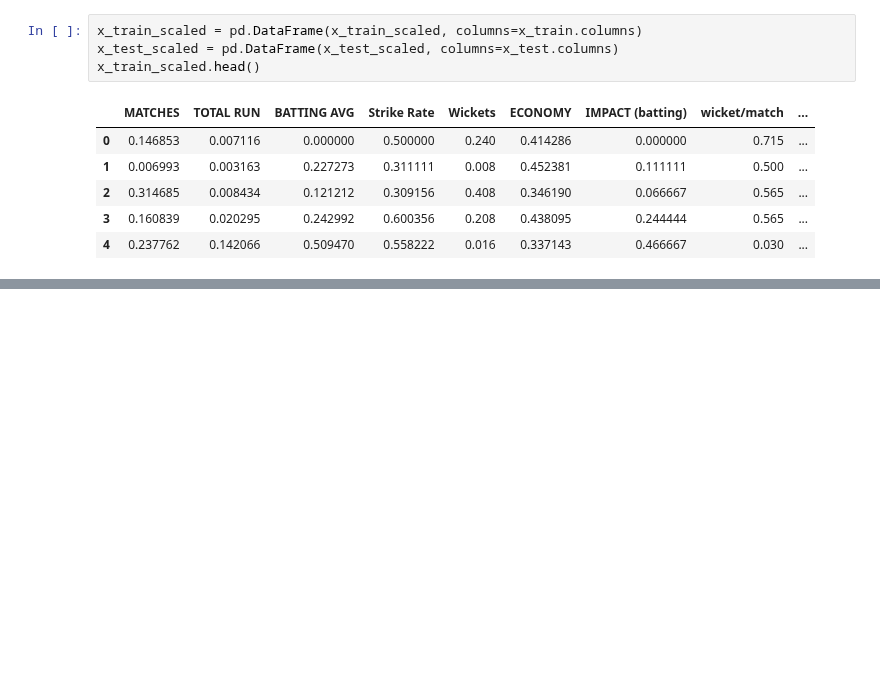
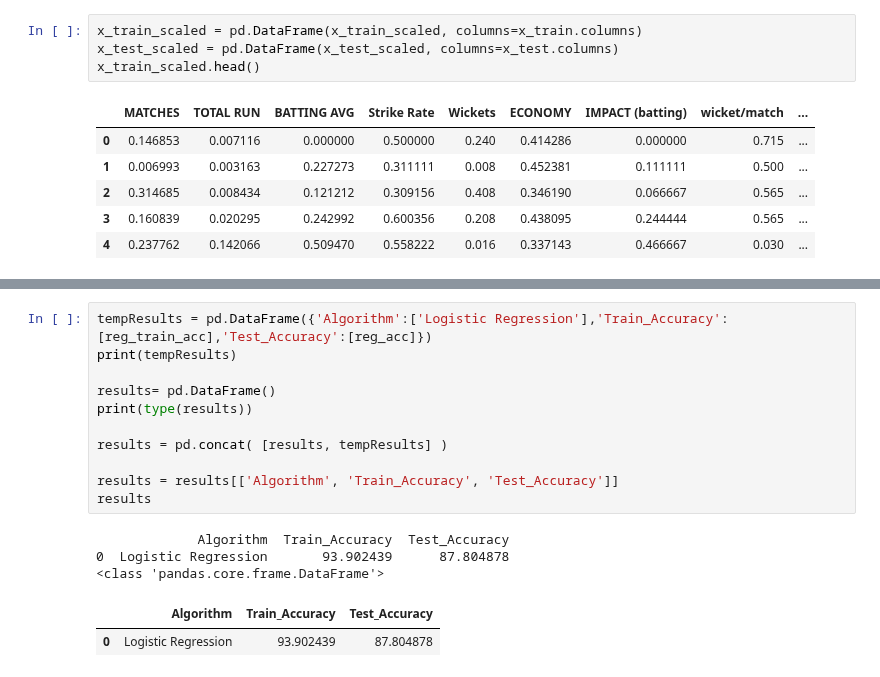
Before and after one commit to n8fury/MVP_Predictor-T20_Mens_Worldcup_2022, a Jupyter notebook: Notebooks/models.ipynb, the cells around one changed output, grey strips where cells are left out. Saved outputs shown, nothing was run; the diff lists cells and outputs as text; blank space fills up the shorter version.

```diff
--- a/Notebooks/models.ipynb
+++ b/Notebooks/models.ipynb
@@ -218,0 +281,17 @@ x_train_scaled.head()
+# %%
+tempResults = pd.DataFrame({'Algorithm':['Logistic Regression'],'Train_Accuracy':[reg_train_acc],'Test_Accuracy':[reg_acc]})
+print(tempResults)
+
+results= pd.DataFrame()
+print(type(results))
+
+results = pd.concat( [results, tempResults] )
+
+results = results[['Algorithm', 'Train_Accuracy', 'Test_Accuracy']]
+results
+# %% [output]
+             Algorithm  Train_Accuracy  Test_Accuracy
+0  Logistic Regression       93.902439      87.804878
+<class 'pandas.core.frame.DataFrame'>
+|  | Algorithm | Train_Accuracy | Test_Accuracy |
+| 0 | Logistic Regression | 93.902439 | 87.804878 |
```
Also changed, not shown: parts of 11 cells of this notebook.
